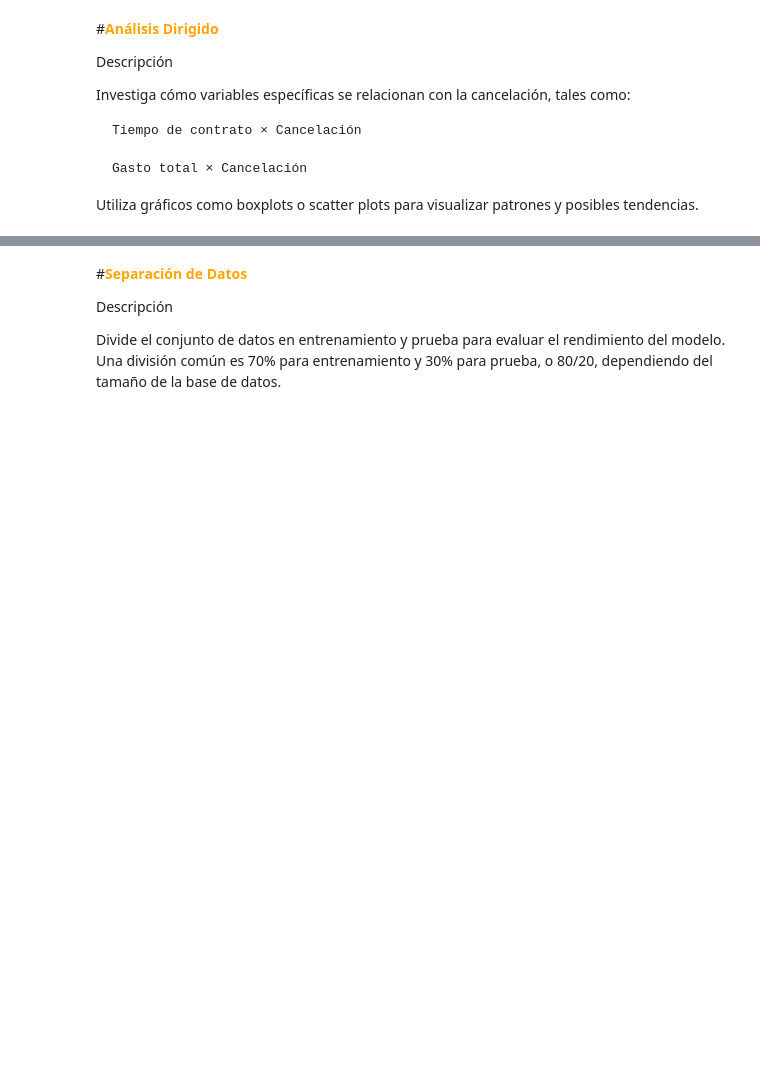
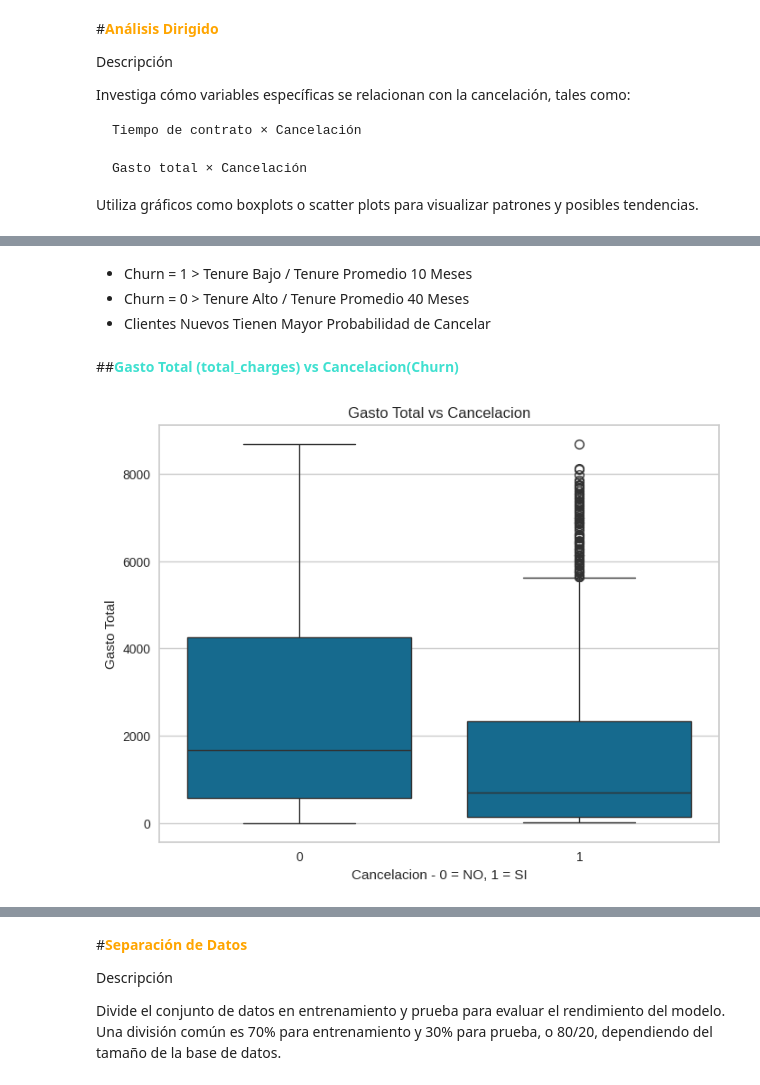
Before and after one commit to LejImkoaj/proyecto-telecomX-parte2, a Jupyter notebook: telecomX_parte2_LATAM.ipynb, the cells around one changed output, grey strips where cells are left out. Saved outputs shown, nothing was run; the diff lists cells and outputs as text; code cells hidden in the pictures; blank space fills up the shorter version.

```diff
--- a/telecomX_parte2_LATAM.ipynb
+++ b/telecomX_parte2_LATAM.ipynb
@@ -394,0 +413,22 @@ Utiliza gráficos como boxplots o scatter plots para visualizar patrones y posib
+# %% [markdown]
+* Churn = 1 > Tenure Bajo / Tenure Promedio 10 Meses
+* Churn = 0 > Tenure Alto / Tenure Promedio 40 Meses
+* Clientes Nuevos Tienen Mayor Probabilidad de Cancelar
+# %% [markdown]
+##**<font color='turquoise'>Gasto Total (total_charges) vs Cancelacion(Churn)</font>**
+# %%
+# Grafico Boxplot - Gasto Total vs Cancelacion
+plt.figure(figsize=(8,6))
+
+sns.boxplot(
+    x='churn',
+    y='total_charges',
+    data=df
+)
+plt.title('Gasto Total vs Cancelacion')
+plt.xlabel('Cancelacion - 0 = NO, 1 = SI')
+plt.ylabel('Gasto Total')
+
+plt.show();
+# %% [output]
+[figure, added]
```
Also changed, not shown: parts of 12 cells of this notebook.
